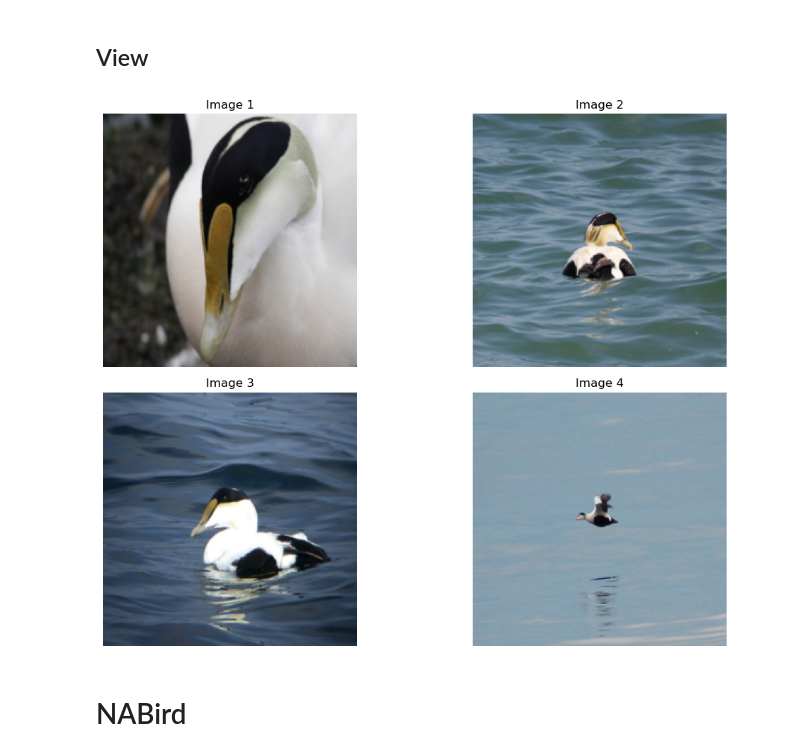
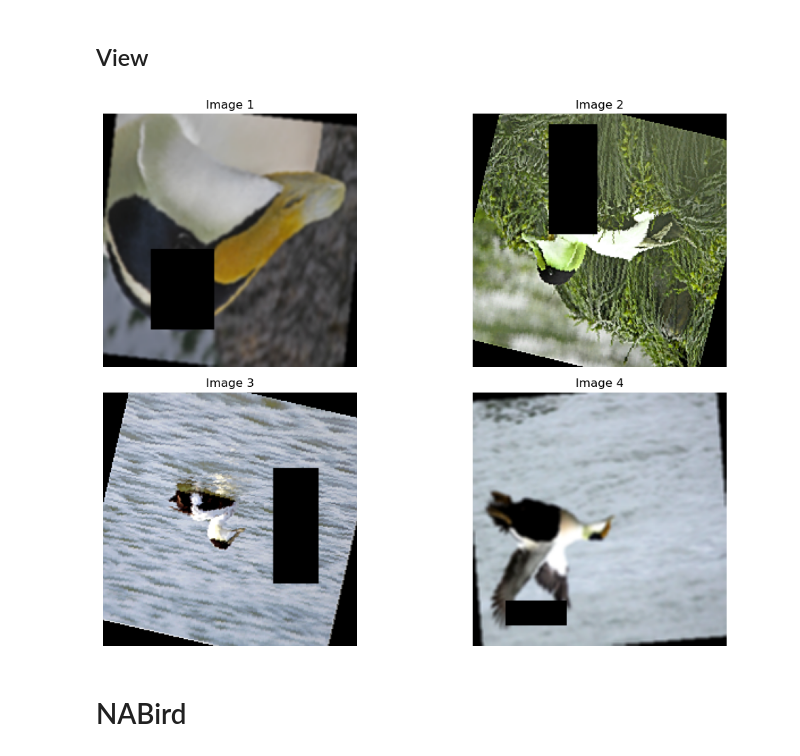
Before and after one commit to jose-roberto/INF492-TF, a Jupyter notebook: efficient_net_b0/efficient_net_b0.ipynb, the cells around one changed output. Drawn from its saved outputs; the diff is of its cells as text; code cells hidden in the pictures.

```diff
--- a/efficient_net_b0/efficient_net_b0.ipynb
+++ b/efficient_net_b0/efficient_net_b0.ipynb
@@ -90,39 +104,50 @@ val_transform = transforms.Compose([
 ## View
 # %%
 train_transform_view = transforms.Compose([
-    transforms.Resize((224,224)),
-    transforms.RandomHorizontalFlip(),
+    transforms.Resize((256, 256)),
+    transforms.RandomCrop((224, 224)),
+
+    transforms.RandomHorizontalFlip(p=1.0),
+    transforms.RandomVerticalFlip(p=1.0),
+    transforms.RandomRotation(degrees=15),
+
+    transforms.ColorJitter(brightness=0.2, contrast=0.2, saturation=0.2, hue=0.1),
+    transforms.GaussianBlur(kernel_size=5, sigma=(0.1, 2.0)),
+    transforms.RandomAdjustSharpness(sharpness_factor=2.0, p=1.0),
+
     transforms.ToTensor(),
+
+    transforms.RandomErasing(p=1.0, scale=(0.02, 0.1), ratio=(0.3, 3.3)),
 ])
 
 img_dir  = "../dataset/nabirds/versions/1/images/0295"
 
 img_files = [f for f in os.listdir(img_dir) if f.endswith(".jpg")]
 
 N = 4
 img_files = img_files[:N]
 
 cols = 2
 rows = N // cols + int(N % cols != 0)
 
 fig, axes = plt.subplots(rows, cols, figsize=(6*cols, 4*rows))
 
 for idx, img_fname in enumerate(img_files):
     pil = Image.open(os.path.join(img_dir, img_fname)).convert("RGB")
 
     out = train_transform_view(pil)
     out = out.squeeze(0).permute(1,2,0).cpu().numpy()
 
     r, c = divmod(idx, cols)
     ax = axes[r, c]
     ax.imshow(out)
     ax.set_title(f"Image {idx+1}")
     ax.axis("off")
 
 plt.tight_layout()
 plt.show()
 # %% [output]
-[figure, old version]
+[figure, new version]
 # %% [markdown]
 # NABird
 # %% [markdown]
```
Also changed, not shown: parts of 10 cells of this notebook, 13 other files.
